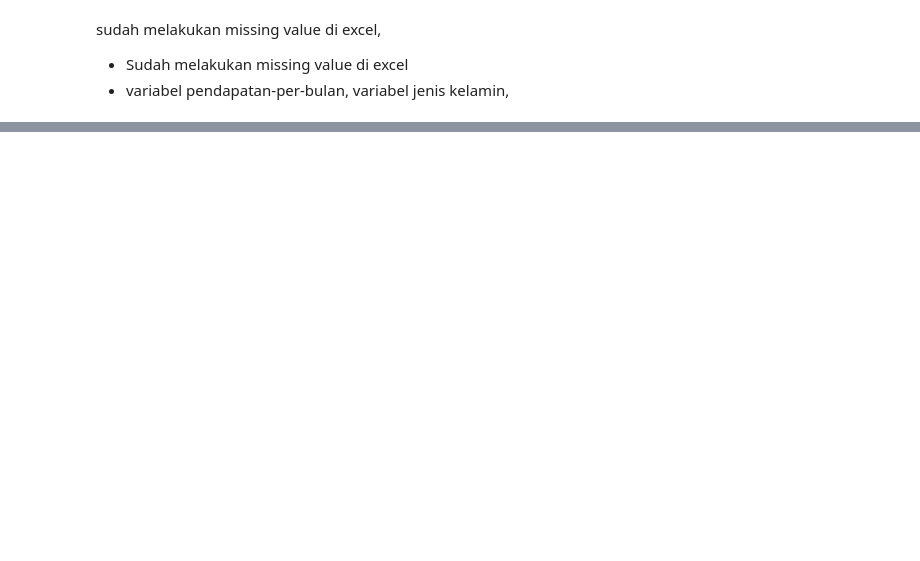
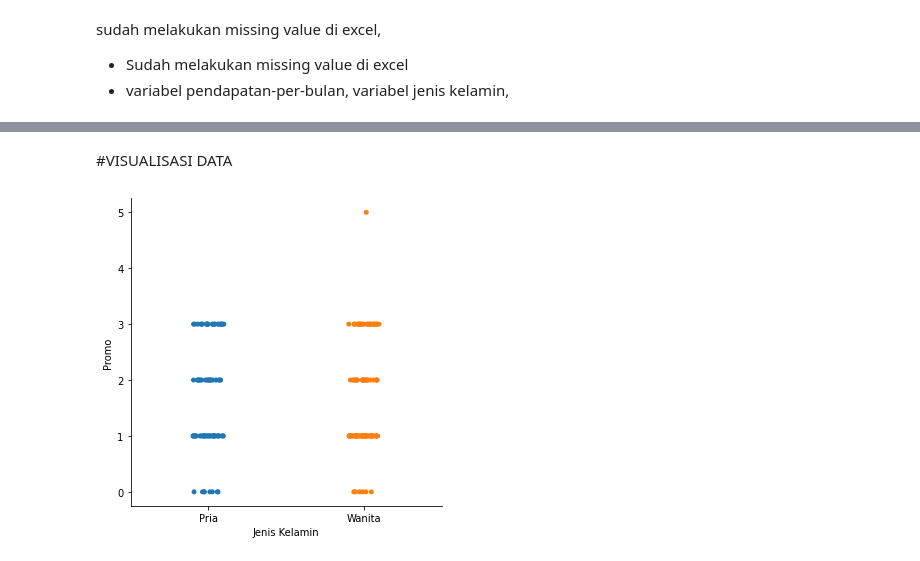
Before and after one commit to ilman79/Case-Study-02-Data-Mining-UIN-Ganjil-2022-Kelompok-1, a Jupyter notebook: Study_Case_2_Kelompok_1.ipynb, the cells around one changed output, grey strips where cells are left out. Cells and saved outputs as stored; diff of their text form; code cells hidden in the pictures; blank space fills up the shorter version.

```diff
--- a/Study_Case_2_Kelompok_1.ipynb
+++ b/Study_Case_2_Kelompok_1.ipynb
@@ -130,5 +95,0 @@ set(df['Income_month'])
-# %%
-df['Income_month'].str.replace(',', '')
-df['Income_month'] = df['Income_month'].astype('float')
-
-df
@@ -137,11 +96,11 @@ ValueError: ignored
 # %%
-df['skor-pengeluaran'] = df['skor-pengeluaran'] .astype('int64')
 df['Menikah'] = df['Menikah'] .astype('category')
 df['Kota'] = df['Kota'] .astype('category')
 df['Promo'] = df['Promo'] .astype('category')
 df['HariFav'] = df['HariFav'] .astype('category')
-df['FavFlavor'] = df['FavFlavor'] .astype('category')
-df['JK'] = df['JK'] .astype('category')
+df['FavFlavor'] = df['FavFlavor'] .astype('int64')
+df['Jenis Kelamin'] = df['Jenis Kelamin'] .astype('category')
+df['Promo'] = df['Promo'] .astype('category')
 # %%
 df.info()
 # %% [output]
@@ -201,0 +177,7 @@ boxplot_outlier(df.Umur)
+# %% [markdown]
+#VISUALISASI DATA
+# %%
+p= sns.catplot(x="Jenis Kelamin", y="Promo", data=df)
+# Apa yang bisa dilihat dari hasil ini?
+# %% [output]
+[figure, added]
```
Also changed, not shown: parts of 20 cells of this notebook.
